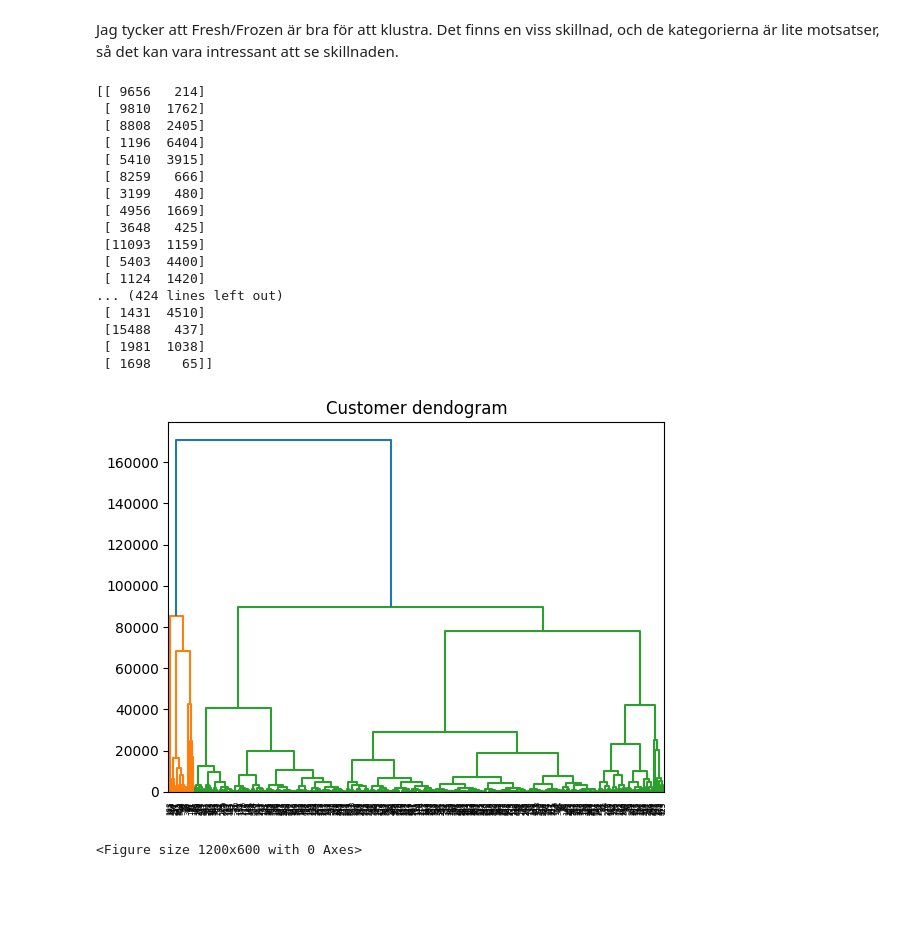
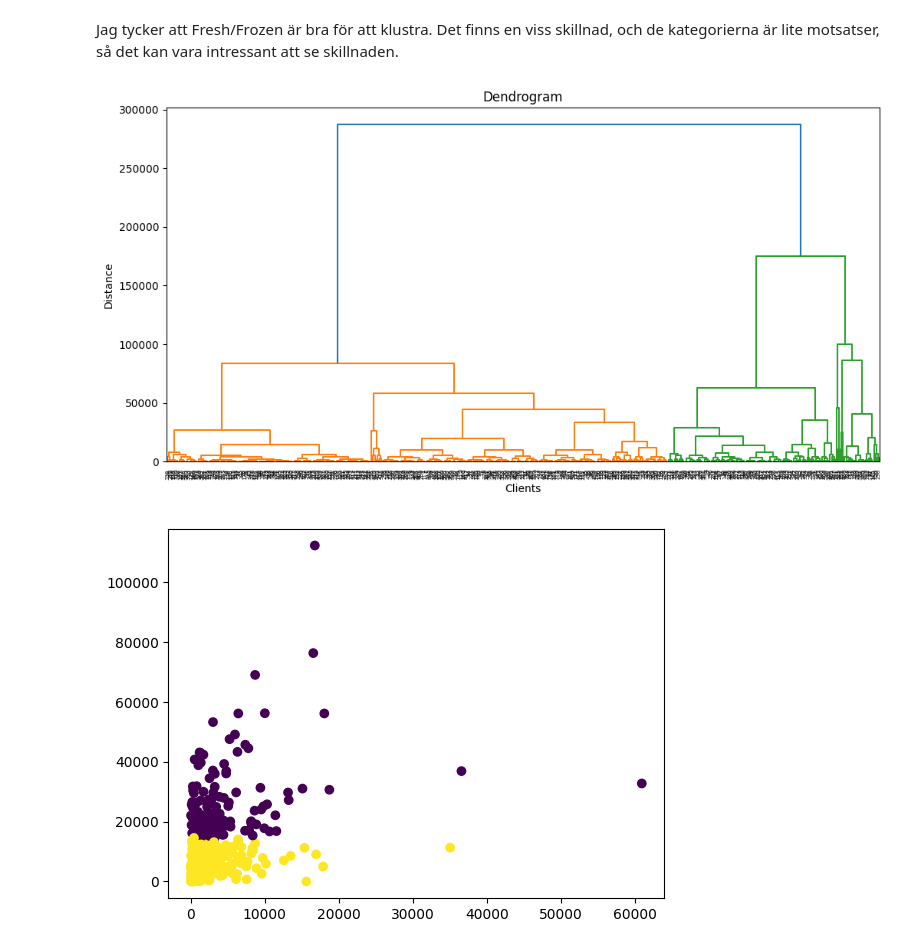
Before and after one commit to PeterKallmanCode/Labb1_AI, a Jupyter notebook: Labb 1 AI kurs Peter/Laboration1.ipynb, the cells around one changed output. Drawn from its saved outputs; the diff is of its cells as text; code cells hidden in the pictures; blank space fills up the shorter version.

```diff
--- a/Labb 1 AI kurs Peter/Laboration1.ipynb
+++ b/Labb 1 AI kurs Peter/Laboration1.ipynb
@@ -153,49 +138,28 @@ plt.show()
 # %% [markdown]
 Jag tycker att Fresh/Frozen är bra för att klustra. Det finns en viss skillnad, och de kategorierna är lite motsatser, så det kan vara intressant att se skillnaden.
-# %%
-import matplotlib.pyplot as plt
-import pandas as pd
-%matplotlib inline
-import numpy as np
-
-customer_data = pd.read_csv('shopping-data.csv')
-
-
-
-
-customer_data.describe()
-data = customer_data.iloc[:, [3, 5]].values
-
-data.shape
-print(data)
-
-import scipy.cluster.hierarchy as shc
-
-plt.figure(figsize=(12,6))
-plt.title("Customer dendogram")
-dend = shc.dendrogram(shc.linkage(data, method='ward'))
-
-from sklearn.cluster import AgglomerativeClustering
-
-plt.figure(figsize=(12,6))
-plt.show()
-# %% [output]
-[[ 9656   214]
- [ 9810  1762]
- [ 8808  2405]
- [ 1196  6404]
- [ 5410  3915]
- [ 8259   666]
- [ 3199   480]
- [ 4956  1669]
- [ 3648   425]
- [11093  1159]
- [ 5403  4400]
- [ 1124  1420]
-... (424 lines left out)
- [ 1431  4510]
- [15488   437]
- [ 1981  1038]
- [ 1698    65]]
-[figure, removed]
-<Figure size 1200x600 with 0 Axes>
+# %%
+from scipy.cluster.hierarchy import linkage, dendrogram
+x = df [["Frozen", "Fresh"]].values
+z = linkage(x, method = "ward")
+
+plt.figure(figsize=(12,6))
+dendrogram(z)
+plt.title("Dendrogram")
+plt.xlabel("Clients")
+plt.ylabel("Distance")
+plt.show()
+# %% [output]
+[figure, added]
+# %%
+from sklearn.cluster import AgglomerativeClustering
+
+x = df[["Frozen", "Fresh"]]
+
+
+agg = AgglomerativeClustering(n_clusters=2, linkage="ward")
+labels = agg.fit_predict(x)
+
+plt.scatter(x["Frozen"], x["Fresh"], c=labels)
+plt.show()
+# %% [output]
+[figure, added]
```
Also changed, not shown: parts of 5 cells of this notebook.
